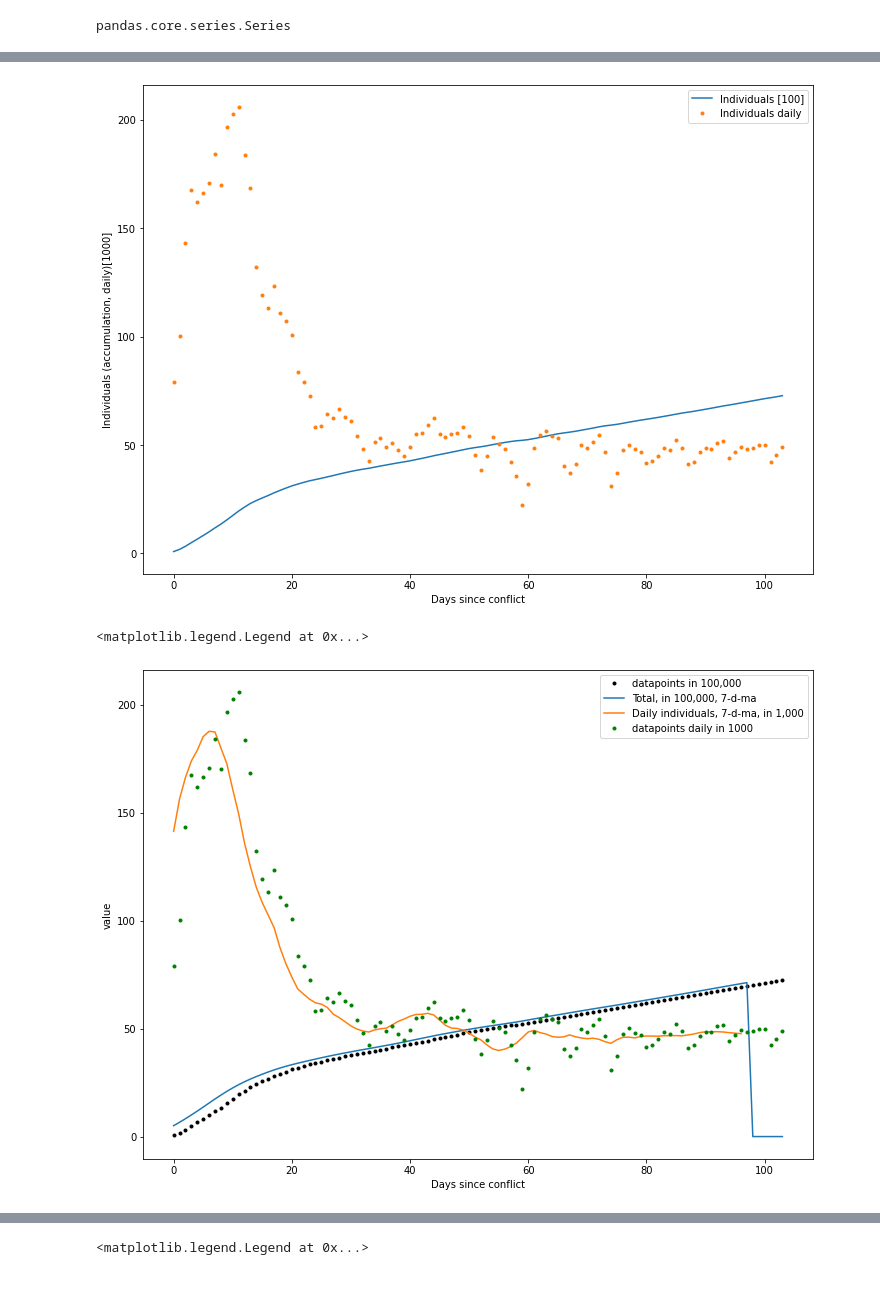
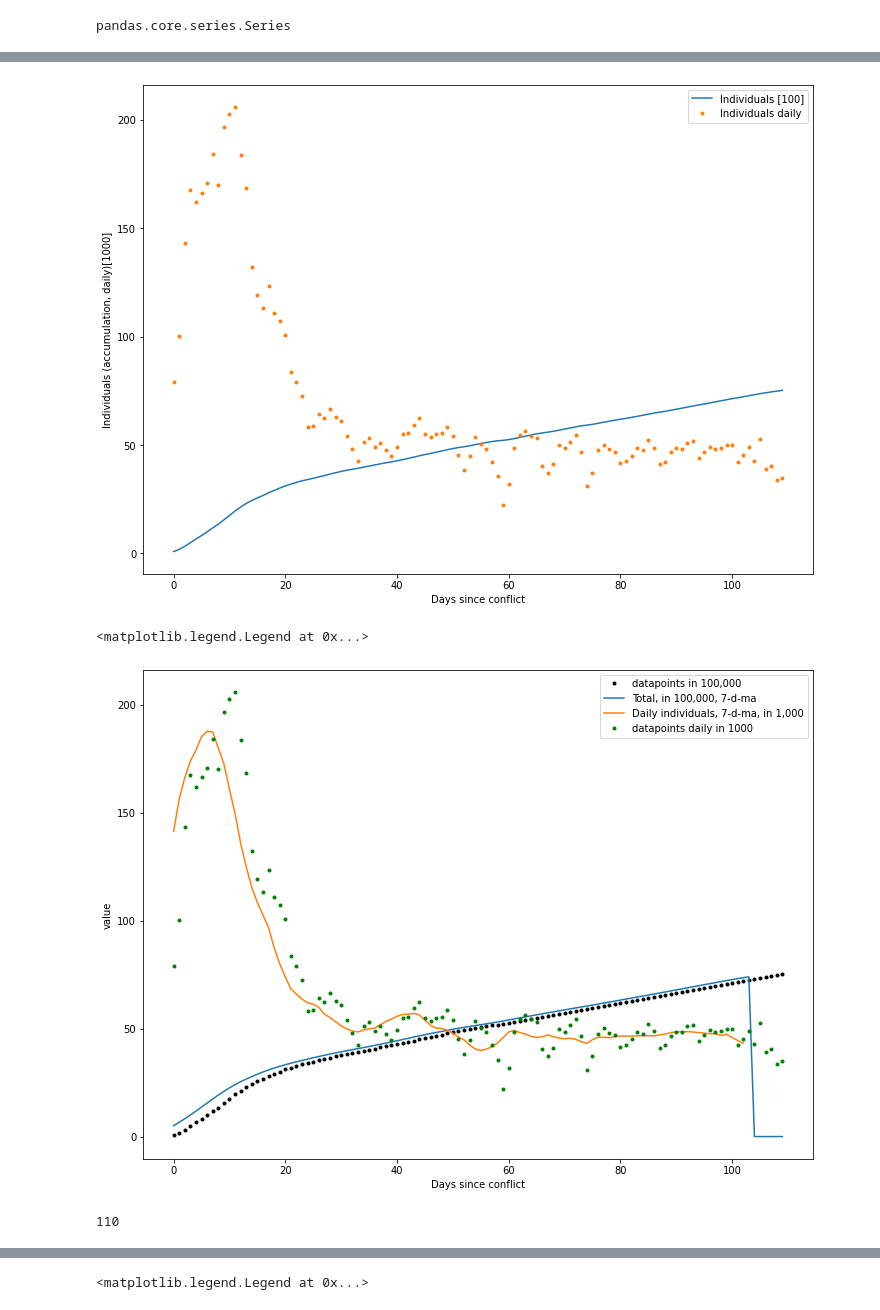
Before and after one commit to jvlatzko/Metaculus_predictions, a Jupyter notebook: 10252-Predict_refugees.ipynb, the cells around one changed output, grey strips where cells are left out. Cells and saved outputs as stored; diff of their text form; code cells hidden in the pictures.

```diff
--- a/10252-Predict_refugees.ipynb
+++ b/10252-Predict_refugees.ipynb
@@ -9,7 +9,7 @@ import json
 import matplotlib.pyplot as plt
 plt.rcParams["figure.figsize"] = (12, 9)
 # %%
-f = open("refugee_official.json")
+f = open("10252-2022-06-13.json")
 data = json.load(f)
 # %%
 df = pd.DataFrame(data["data"]["timeseries"])
@@ -100,4 +100,4 @@ plt.plot(range(0, len(df)), df["individuals_daily"]/1000, ".", label="Individual
 plt.xlabel("Days since conflict"); plt.ylabel("Individuals (accumulation, daily)[1000]")
 plt.legend();
 # %% [output]
-[figure, old version]
+[figure, new version]
@@ -104,27 +106,31 @@ plt.legend();
 # %%
 def moving_average(data, ma_window):
     moving_avg = data.copy()
     i = 0
     while i < len(data) - ma_window + 1:
         window = data[i : i+ma_window]
-        moving_avg[i] = (sum(window)/ma_window)
+        moving_avg[i] = round(sum(window)/ma_window)
         i+=1
     moving_avg[i:len(data)+1] = 0
     return moving_avg
 
 
 w = 7
 ma7_arrivals = moving_average(df["individuals_daily"], w)
 ma7_individuals = moving_average(df["individuals"], w)
 plt.plot(df["individuals"]/100_000, "k.", label="datapoints in 100,000")
 # strong indicator of no-data, cf line 18 "-w"
 plt.plot(ma7_individuals[0:len(ma7_individuals)]/100000, label="Total, in 100,000, 7-d-ma")
 plt.plot(ma7_arrivals[0:len(ma7_arrivals)-w]/1000, label="Daily individuals, 7-d-ma, in 1,000")
 plt.plot(df["individuals_daily"]/1000, "g.", label="datapoints daily in 1000")
 
 plt.xlabel("Days since conflict")
 plt.ylabel("value")
 plt.legend()
 # %% [output]
 <matplotlib.legend.Legend at 0x...>
-[figure, old version]
+[figure, new version]
+# %%
+len(df)
+# %% [output]
+110
```
Also changed, not shown: parts of 9 cells of this notebook.
